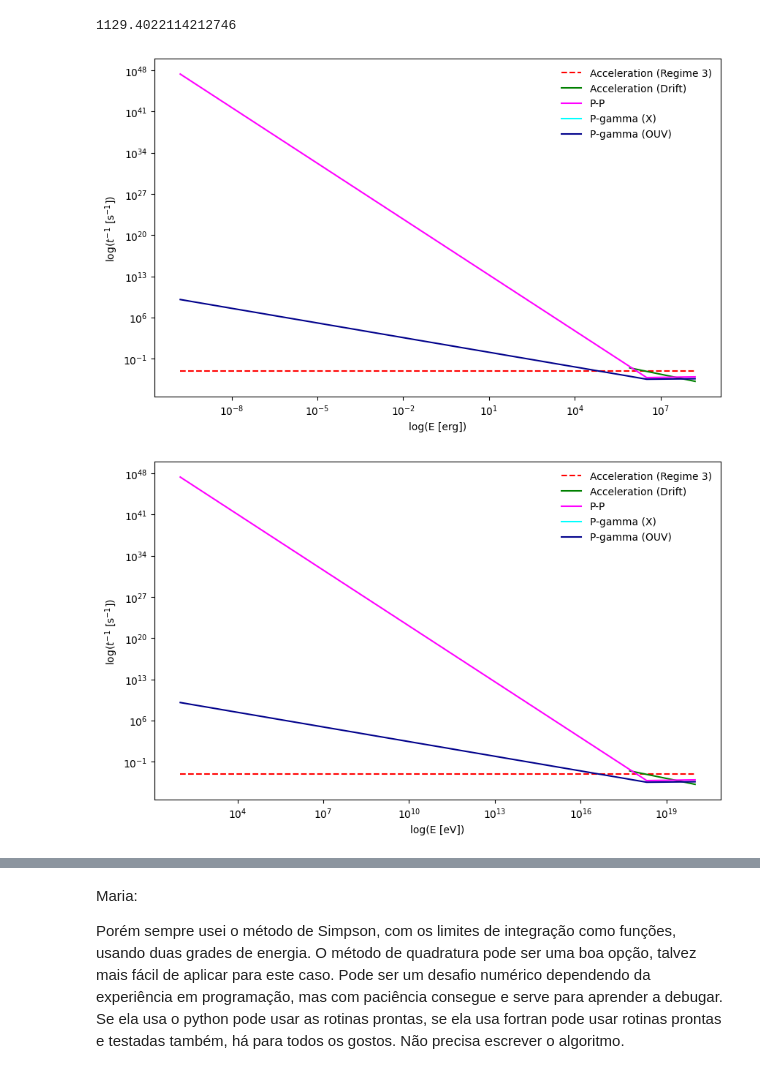
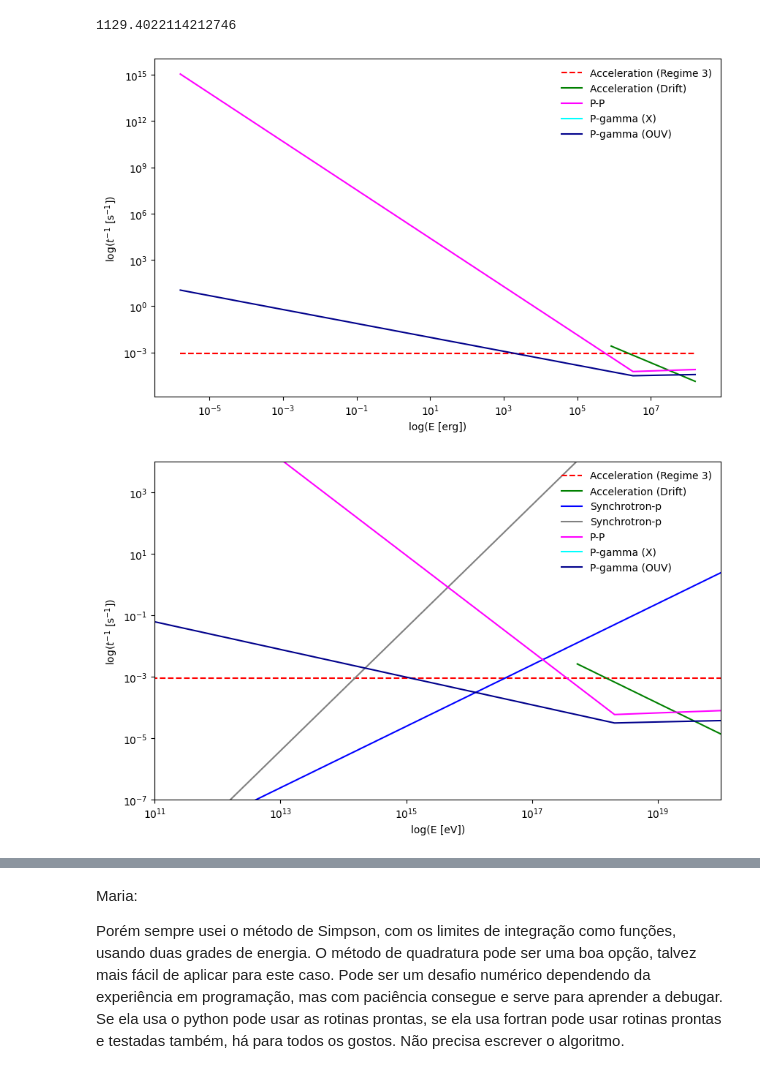
Before and after one commit to luanapassosreis/AGN_Studies, a Jupyter notebook: acc_cooling_rates.ipynb, the cells around one changed output, grey strips where cells are left out. Drawn from its saved outputs; the diff is of its cells as text; code cells hidden in the pictures.

```diff
--- a/acc_cooling_rates.ipynb
+++ b/acc_cooling_rates.ipynb
@@ -501,7 +503,7 @@ plt.figure(figsize=(10, 6))
 plt.loglog(Ep,[1/time_acc_regime3(va, delta_RX)]*len(Ep),'--',label='Acceleration (Regime 3)',color='red')
 plt.loglog(Ep_drift,1/timeacc_drift(Ep_drift, B_c, va),label='Acceleration (Drift)',color='green')
 # plt.loglog(Ep,tacc_shock(B_c, Ep),label='Acceleration (Shock)',color='r')
-plt.loglog(Ep,t_pp(n_c, Ep),label='P-P',color='magenta')
+plt.loglog(Ep,rate_p_p(n_c, Ep),label='P-P',color='magenta')
 plt.loglog(Ep,cooling_rate,label='P-gamma (X)',color='cyan')
 plt.loglog(Ep,cooling_rate_OUV,label='P-gamma (OUV)',color='darkblue')
 # plt.loglog(Ep,cooling_rate_bth_isotropic,label='B-H (X)',color='orange')
@@ -517,36 +519,46 @@ plt.savefig('plots/cooling_hadrons_erg.png',dpi=300)
 
 plt.show()
 # %% [output]
-[figure, old version]
+[figure, new version]
 # %%
 ## eV
 
 plt.figure(figsize=(10, 6))
 
 # plt.loglog(Ee/erg,1/tacc_fermi(Ee),'--',label='Acceleration (Fermi)',color='blue')
 # plt.loglog(Ee/erg,1/tacc_drift(Ee, B_c, va),label='Acceleration (Drift)',color='purple')
 plt.loglog(Ep/eV,[1/time_acc_regime3(va, delta_RX)]*len(Ep),'--',label='Acceleration (Regime 3)',color='red')
 plt.loglog(Ep_drift/eV,1/timeacc_drift(Ep_drift, B_c, va),label='Acceleration (Drift)',color='green')
+
+
 # plt.loglog(Ep/eV,tacc_p_rec(Ep, l_x, B_c, rho),'--',label='Acceleration (Reconnection)',color='k')
 # plt.loglog(Ep/eV,tacc_shock(B_c, Ep),label='Acceleration (Shock)',color='r')
-plt.loglog(Ep/eV,t_pp(n_c, Ep),label='P-P',color='magenta')
+
+
+plt.loglog(Ep/eV,rate_synch_p(B_c, Ep),label='Synchrotron-p',color='blue')
+plt.loglog(Ep/eV,Ppsyn_tot(Ep,B_c),label='Synchrotron-p',color='gray')
+plt.loglog(Ep/eV,rate_p_p(n_c, Ep),label='P-P',color='magenta')
+
 plt.loglog(Ep/eV,cooling_rate,label='P-gamma (X)',color='cyan')
 plt.loglog(Ep/eV,cooling_rate_OUV,label='P-gamma (OUV)',color='darkblue')
+
+
 # plt.loglog(Ep/eV,cooling_rate_bth_isotropic,label='B-H (X)',color='orange')
 # plt.loglog(Ep/eV,cooling_rate_bth_ou,label='B-H (OUV)',color='purple')
 
-# plt.xlim((1e9,Ep.max()/eV))
+plt.xlim(1e11,1e20)
+plt.ylim(1e-7,1e4)
+
 plt.legend(frameon=False,loc='upper right')
 plt.xlabel('log(E [eV])')
 plt.ylabel('log($t^{-1}$ [s$^{-1}$])')
-# plt.ylim((1e-11,1e9))
 # plt.xticks([1e9,1e10,1e11,1e12,1e13,1e14,1e15],labels=['9','10','11','12','13','14','15'])
 
 plt.savefig('plots/cooling_hadrons_eV.png',dpi=300)
 
 plt.show()
 # %% [output]
-[figure, old version]
+[figure, new version]
 # %%
 ## Leptons
 
```
Also changed, not shown: parts of 6 cells of this notebook, 5 other files.
